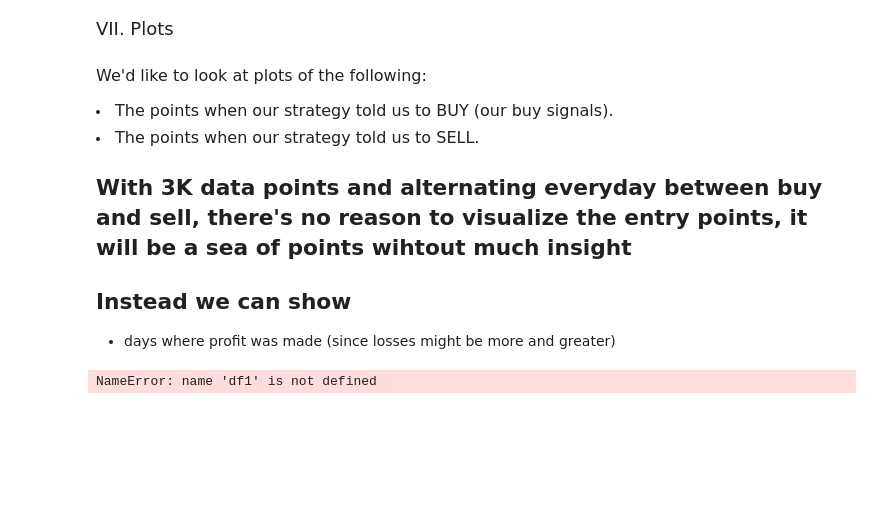
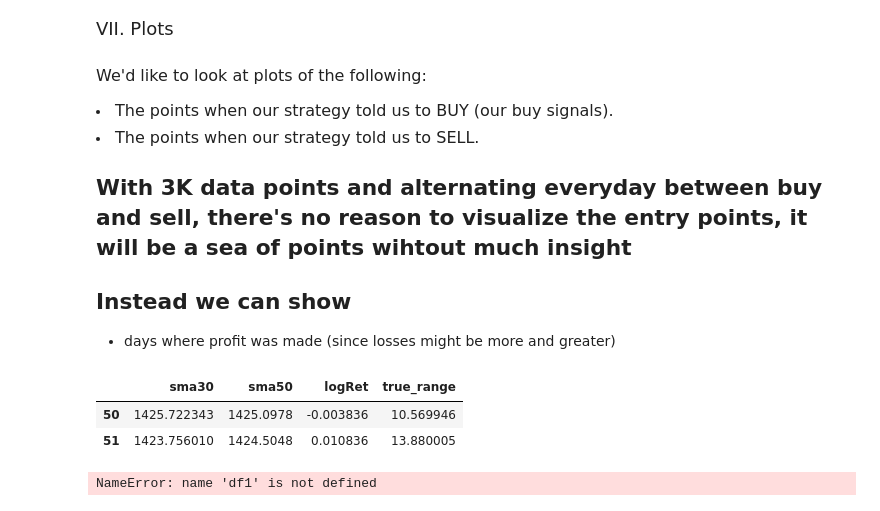
Before and after one commit to QuantVI/rand_various, a Jupyter notebook: wqu_capstone_code/draft4_strategy_application.ipynb, the cells around one changed output. Drawn from its saved outputs; the diff is of its cells as text; code cells hidden in the pictures; blank space fills up the shorter version.

```diff
--- a/wqu_capstone_code/draft4_strategy_application.ipynb
+++ b/wqu_capstone_code/draft4_strategy_application.ipynb
@@ -637,6 +665,12 @@ strategyDF["PnL_s42bb"] =
 
 ## Instead we can show
 - days where profit was made (since losses might be more and greater)
+# %%
+strategyDF.iloc[50:52,6:10]
+# %% [output]
+|  | sma30 | sma50 | logRet | true_range |
+| 50 | 1425.722343 | 1425.0978 | -0.003836 | 10.569946 |
+| 51 | 1423.756010 | 1424.5048 | 0.010836 | 13.880005 |
 # %%
 # We reuse most of the code from the previous plot
 plt.figure(figsize=(14,7))
```
Also changed, not shown: parts of 5 cells of this notebook.
